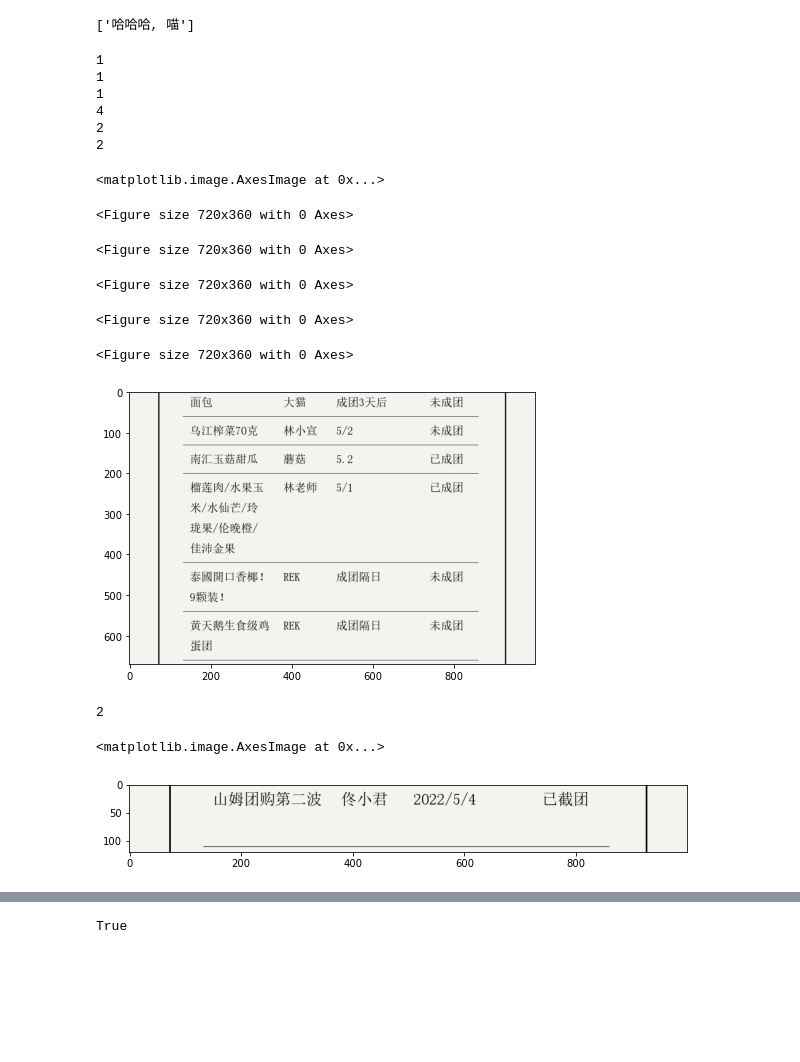
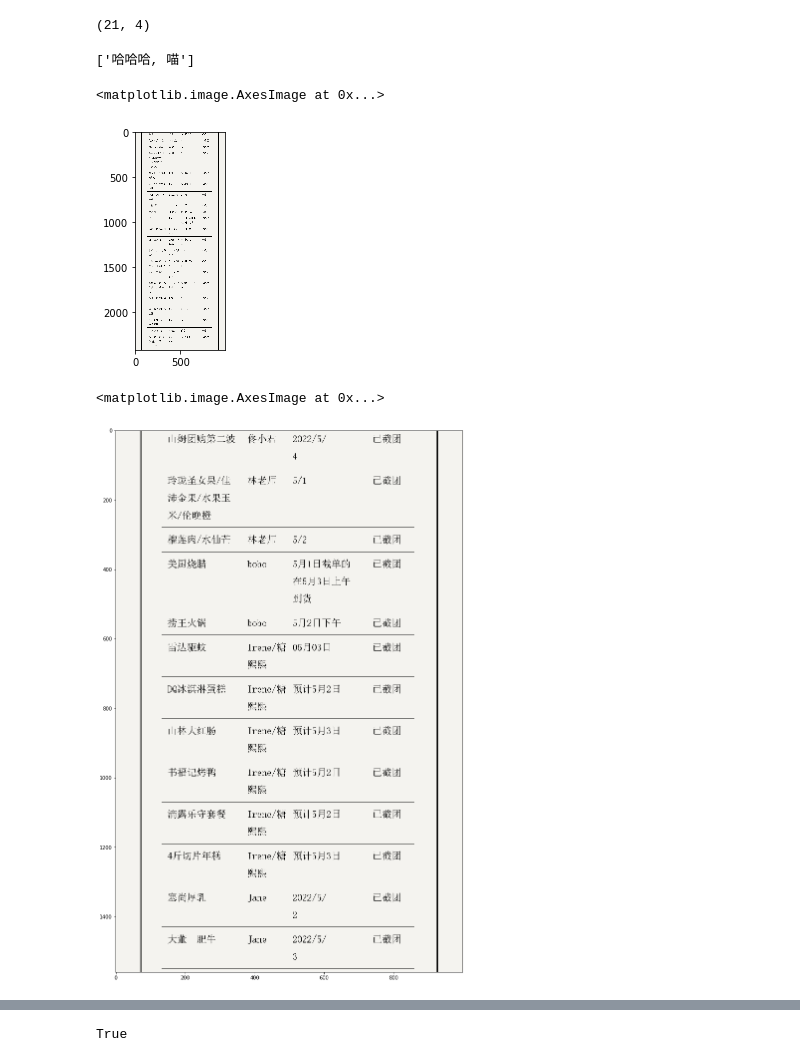
Before and after one commit to darouwan/unicity_groupby, a Jupyter notebook: paper.ipynb, the cells around one changed output, grey strips where cells are left out. Saved outputs shown, nothing was run; the diff lists cells and outputs as text; code cells hidden in the pictures; blank space fills up the shorter version.

```diff
--- a/paper.ipynb
+++ b/paper.ipynb
@@ -31,4 +33,4 @@ plt.imshow(head_temp)
 # %%
-df = pd.read_excel(r"C:\Users\k-2fe\OneDrive\天空之城团购\天空之城 - 云之谷 团购更新_(1-7).xlsx")
+df = pd.read_excel(r"./data/天空之城 - 云之谷 团购更新_(1-7).xlsx")
 df
 # %% [output]
@@ -51,4 +54,4 @@ df
 # %%
-df = df[(df['开始时间'] >= today_str) & (df['开始时间'] < tomorrow_str)]
+df = df[(df['Start time'] >= today_str) & (df['Start time'] < tomorrow_str)]
 df
 # %% [output]
@@ -74,3 +96,7 @@ in_process_df
+# %%
+in_process_df.shape
+# %% [output]
+(21, 4)
 # %%
 
 
@@ -102,11 +128,14 @@ def row_img(row):
     eta = row["到货时间"]
     status = row["目前状态"]
     content_split = list(chunkstring(content, max_cell_length))
+    name_split = list(chunkstring(name,max_cell_length ))
+    eta_split = list(chunkstring(eta, max_cell_length))
+
     max_lengh = max([len(str(v)) for v in row.values])
     #print(max_lengh)
 
     max_row_height = (max_lengh-1)//max_cell_length+1
-    print(max_row_height)
+    # print(max_row_height)
 
     img_height = text_row_height * max_row_height + 20
     img_width = 1000
@@ -114,7 +143,7 @@ def row_img(row):
     canvas[:] = (244, 243, 239)
     font_bg_color = (255, 255, 251)
     # plt.imshow(canvas)
-    plt.figure(figsize=(10,5))
+    #plt.figure(figsize=(10,5))
     line_padding = 73
     # Draw two vertical border
     canvas = cv2.line(canvas,(line_padding,0),(line_padding,img_height),color = (0, 0, 0),thickness=2)
@@ -123,13 +152,18 @@ def row_img(row):
     canvas = cv2.line(canvas,(133,img_height-10),(860,img_height-10),color = (0, 0, 0),thickness=1)
     # Fill text
     textSize = 28
-    canvas = cv2ImgAddText(canvas, content_split[0], 150, 10, textSize=textSize)
-    canvas = cv2ImgAddText(canvas, name, 380, 10, textSize=textSize)
-    canvas = cv2ImgAddText(canvas, eta, 510, 10, textSize=textSize)
+    # canvas = cv2ImgAddText(canvas, content_split[0], 150, 10, textSize=textSize)
+    # canvas = cv2ImgAddText(canvas, nnameame, 380, 10, textSize=textSize)
+    # canvas = cv2ImgAddText(canvas, eta, 510, 10, textSize=textSize)
     canvas = cv2ImgAddText(canvas, status, 740, 10, textSize=textSize)
 
-    for i in range(1,len(content_split)):
-        canvas = cv2ImgAddText(canvas, content_split[i], 150, 10+i*text_row_height, textSize=textSize)
+    for i in range(0 ,max(len(content_split), len(name_split), len(eta_split))):
+        if i < len(content_split):
+            canvas = cv2ImgAddText(canvas, content_split[i], 150, 10+i*text_row_height, textSize=textSize)
+        if i < len(name_split):
+            canvas = cv2ImgAddText(canvas, name_split[i], 380, 10+i*text_row_height, textSize=textSize)
+        if i < len(eta_split):
+            canvas = cv2ImgAddText(canvas, eta_split[i], 510, 10+i*text_row_height, textSize=textSize)
 
     # plt.imshow(canvas)
     return canvas
@@ -144,28 +178,17 @@ for index, row in in_process_df.iterrows():
 in_process_img = cv2.vconcat(row_img_list)
 plt.imshow(in_process_img)
 # %% [output]
-1
-1
-1
-4
-2
-2
+<matplotlib.image.AxesImage at 0x...>
-<matplotlib.image.AxesImage at 0x...>
-<Figure size 720x360 with 0 Axes>
-<Figure size 720x360 with 0 Axes>
-<Figure size 720x360 with 0 Axes>
-<Figure size 720x360 with 0 Axes>
-<Figure size 720x360 with 0 Axes>
-[figure, old version]
+[figure, new version]
 # %%
 complete_df = df[df["目前状态"].isin(["已截团"])][["团购内容","团长","到货时间","目前状态"]]
 row_img_list = []
 for index, row in complete_df.iterrows():
     row_img_list.append(row_img(row=row))
 complete_img = cv2.vconcat(row_img_list)
+plt.figure(figsize=(20,20))
 plt.imshow(complete_img)
 # %% [output]
-2
+<matplotlib.image.AxesImage at 0x...>
-<matplotlib.image.AxesImage at 0x...>
-[figure, old version]
+[figure, new version]
 # %%
```
Also changed, not shown: parts of 8 cells of this notebook, 4 other files.
